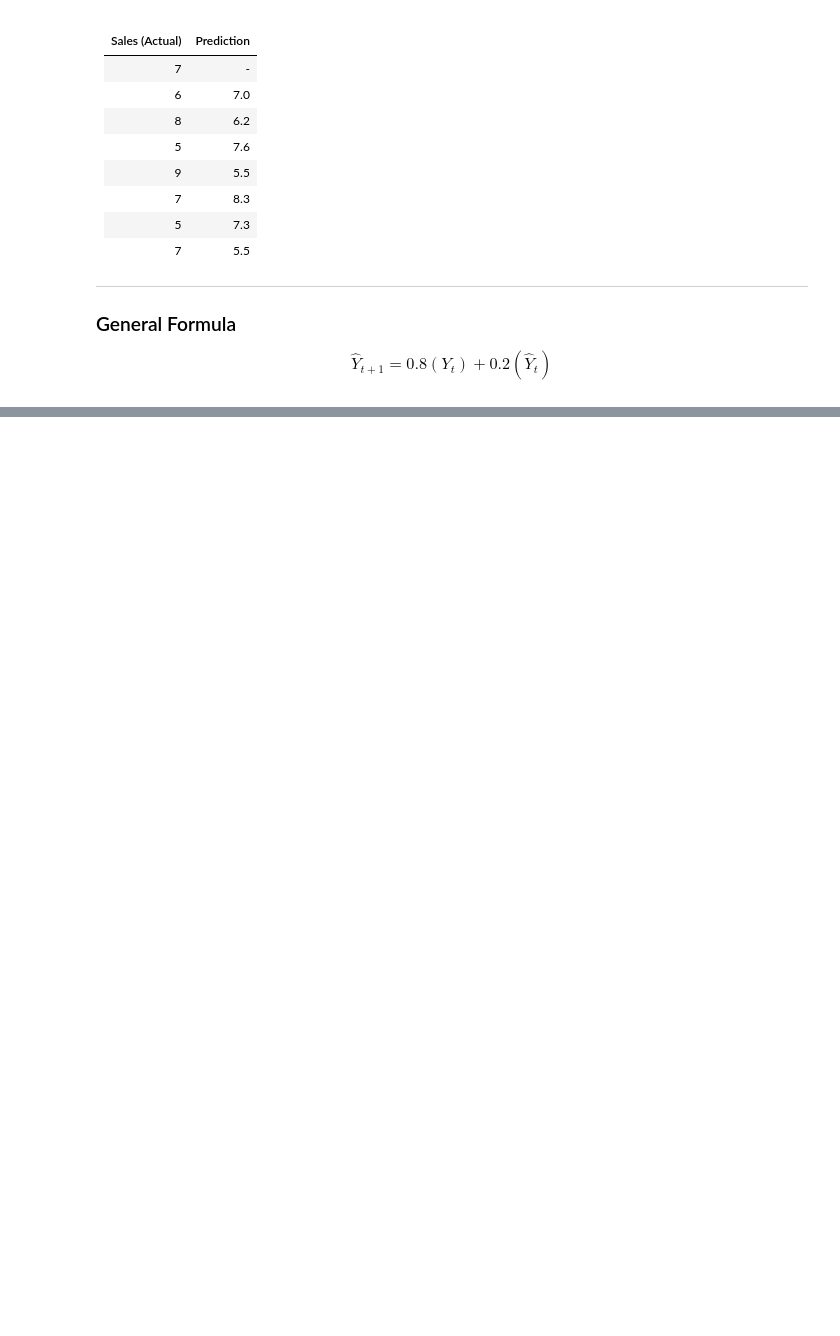
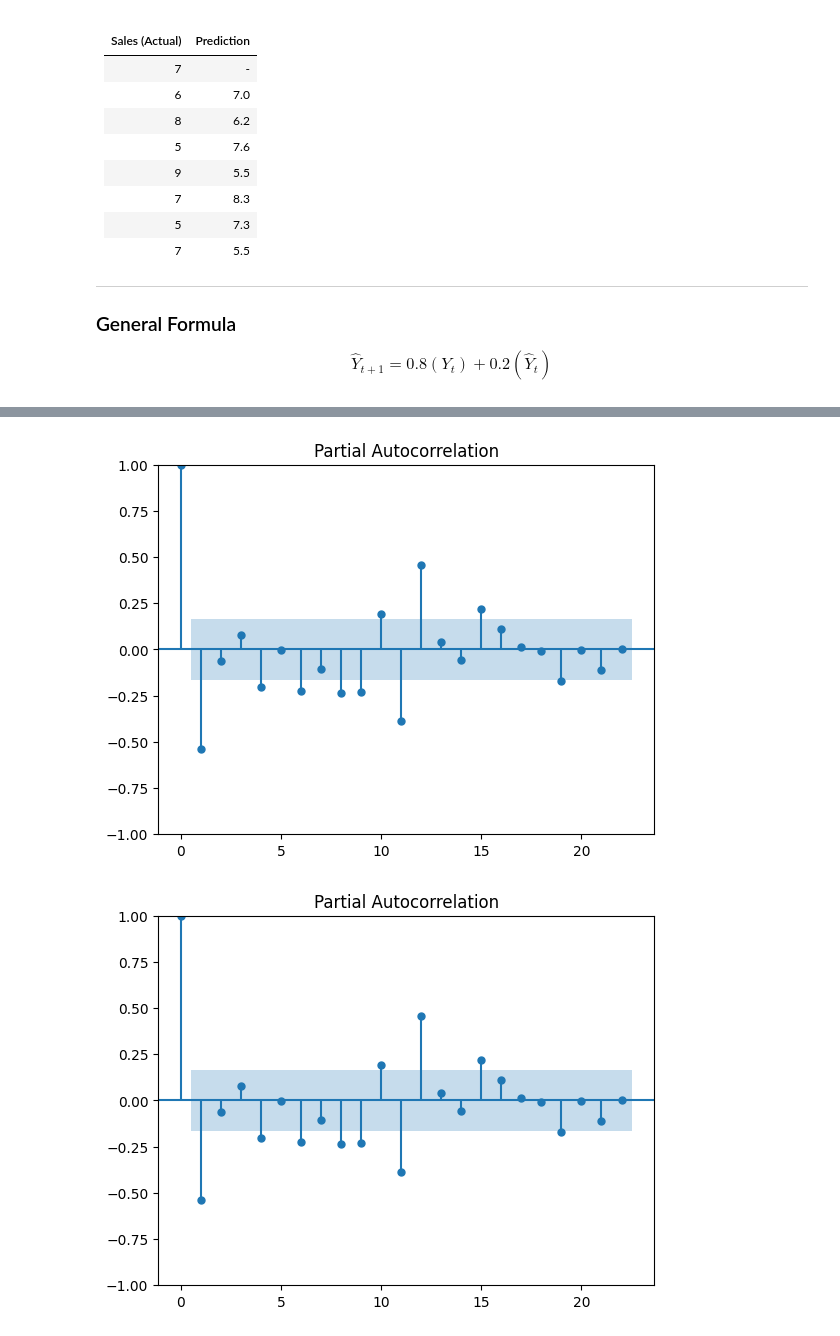
Before and after one commit to Omkar210/Statistics-and-ML, a Jupyter notebook: Day23.ipynb, the cells around one changed output, grey strips where cells are left out. Drawn from its saved outputs; the diff is of its cells as text; code cells hidden in the pictures; blank space fills up the shorter version.

```diff
--- a/Day23.ipynb
+++ b/Day23.ipynb
@@ -413,0 +817,6 @@ $$
+# %%
+# gives the value of p which is the first number in the order
+plot_pacf(df_train.diff().dropna())
+# %% [output]
+[figure, added]
+[figure, added]
```
Also changed, not shown: parts of 19 cells of this notebook.
